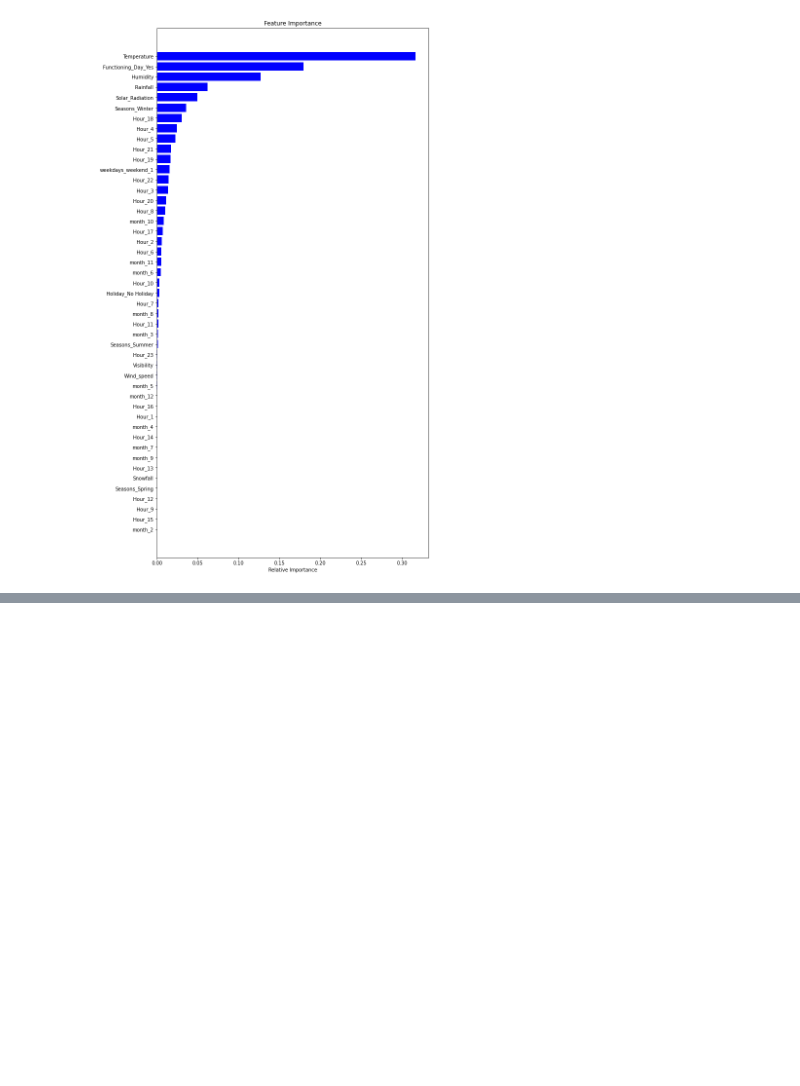
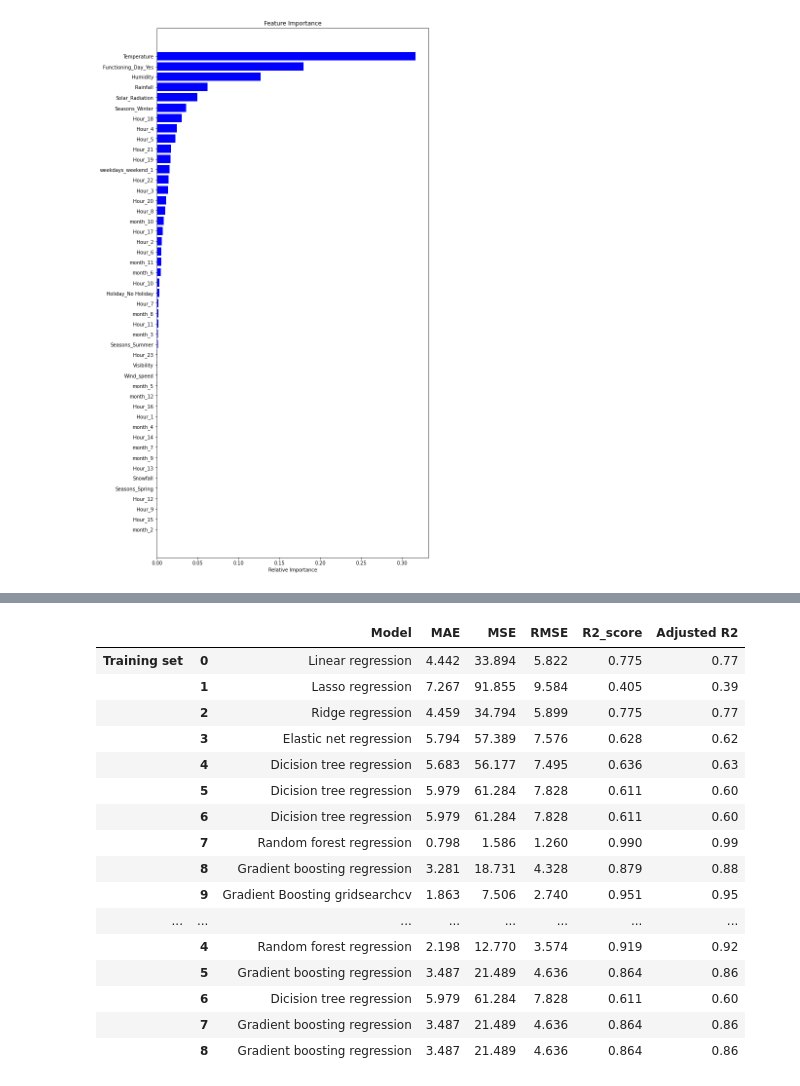
Before and after one commit to Tarunsri1998/Bike-Sharing-Demand-Prediction, a Jupyter notebook: Bike_Sharing_Demand_Prediction_Capstone_Project.ipynb, the cells around one changed output, grey strips where cells are left out. Drawn from its saved outputs; the diff is of its cells as text; code cells hidden in the pictures; blank space fills up the shorter version.

```diff
--- a/Bike_Sharing_Demand_Prediction_Capstone_Project.ipynb
+++ b/Bike_Sharing_Demand_Prediction_Capstone_Project.ipynb
@@ -1698,0 +1788,4 @@ plt.show()
+# %%
+# Making predictions on train and test data
+y_pred_train_g_g = gb_optimal_model.predict(X_train)
+y_pred_g_g= gb_optimal_model.predict(X_test)
@@ -1698,0 +1796,15 @@ plt.show()
+# %%
+#For Train Data.
+MSE_gbh= mean_squared_error(y_train, y_pred_train_g_g)
+print("MSE :",MSE_gbh)
+
+RMSE_gbh=np.sqrt(MSE_gbh)
+print("RMSE :",RMSE_gbh)
+
+MAE_gbh= mean_absolute_error(y_train, y_pred_train_g_g)
+print("MAE :",MAE_gbh)
+
+r2_gbh= r2_score(y_train, y_pred_train_g_g)
+print("R2 :",r2_gbh)
+Adjusted_R2_gbh = (1-(1-r2_score(y_train, y_pred_train_g_g))*((X_test.shape[0]-1)/(X_test.shape[0]-X_test.shape[1]-1)) )
+print("Adjusted R2 :",1-(1-r2_score(y_train, y_pred_train_g_g))*((X_test.shape[0]-1)/(X_test.shape[0]-X_test.shape[1]-1)) )
@@ -1698,0 +1819,10 @@ plt.show()
+# %%
+# storing the test set metrics value in a dataframe for later comparison
+dict1={'Model':'Gradient Boosting gridsearchcv ',
+       'MAE':round((MAE_gbh),3),
+       'MSE':round((MSE_gbh),3),
+       'RMSE':round((RMSE_gbh),3),
+       'R2_score':round((r2_gbh),3),
+       'Adjusted R2':round((Adjusted_R2_gbh ),2)
+      }
+training_df=training_df.append(dict1,ignore_index=True)
@@ -1698,0 +1852,10 @@ plt.show()
+# %%
+# storing the test set metrics value in a dataframe for later comparison
+dict2={'Model':'Gradient boosting regression ',
+       'MAE':round((MAE_gb),3),
+       'MSE':round((MSE_gb),3),
+       'RMSE':round((RMSE_gb),3),
+       'R2_score':round((r2_gb),3),
+       'Adjusted R2':round((Adjusted_R2_gb ),2),
+       }
+test_df=test_df.append(dict2,ignore_index=True)
@@ -1698,0 +1946,22 @@ plt.show()
+# %%
+# displaying the results of evaluation metric values for all models
+result=pd.concat([training_df,test_df],keys=['Training set','Test set'])
+result
+# %% [output]
+|  |  | Model | MAE | MSE | RMSE | R2_score | Adjusted R2 |
+| Training set | 0 | Linear regression | 4.442 | 33.894 | 5.822 | 0.775 | 0.77 |
+|  | 1 | Lasso regression | 7.267 | 91.855 | 9.584 | 0.405 | 0.39 |
+|  | 2 | Ridge regression | 4.459 | 34.794 | 5.899 | 0.775 | 0.77 |
+|  | 3 | Elastic net regression | 5.794 | 57.389 | 7.576 | 0.628 | 0.62 |
+|  | 4 | Dicision tree regression | 5.683 | 56.177 | 7.495 | 0.636 | 0.63 |
+|  | 5 | Dicision tree regression | 5.979 | 61.284 | 7.828 | 0.611 | 0.60 |
+|  | 6 | Dicision tree regression | 5.979 | 61.284 | 7.828 | 0.611 | 0.60 |
+|  | 7 | Random forest regression | 0.798 | 1.586 | 1.260 | 0.990 | 0.99 |
+|  | 8 | Gradient boosting regression | 3.281 | 18.731 | 4.328 | 0.879 | 0.88 |
+|  | 9 | Gradient Boosting gridsearchcv | 1.863 | 7.506 | 2.740 | 0.951 | 0.95 |
+| ... | ... | ... | ... | ... | ... | ... | ... |
+|  | 4 | Random forest regression | 2.198 | 12.770 | 3.574 | 0.919 | 0.92 |
+|  | 5 | Gradient boosting regression | 3.487 | 21.489 | 4.636 | 0.864 | 0.86 |
+|  | 6 | Dicision tree regression | 5.979 | 61.284 | 7.828 | 0.611 | 0.60 |
+|  | 7 | Gradient boosting regression | 3.487 | 21.489 | 4.636 | 0.864 | 0.86 |
+|  | 8 | Gradient boosting regression | 3.487 | 21.489 | 4.636 | 0.864 | 0.86 |
```
Also changed, not shown: parts of 31 cells of this notebook.
